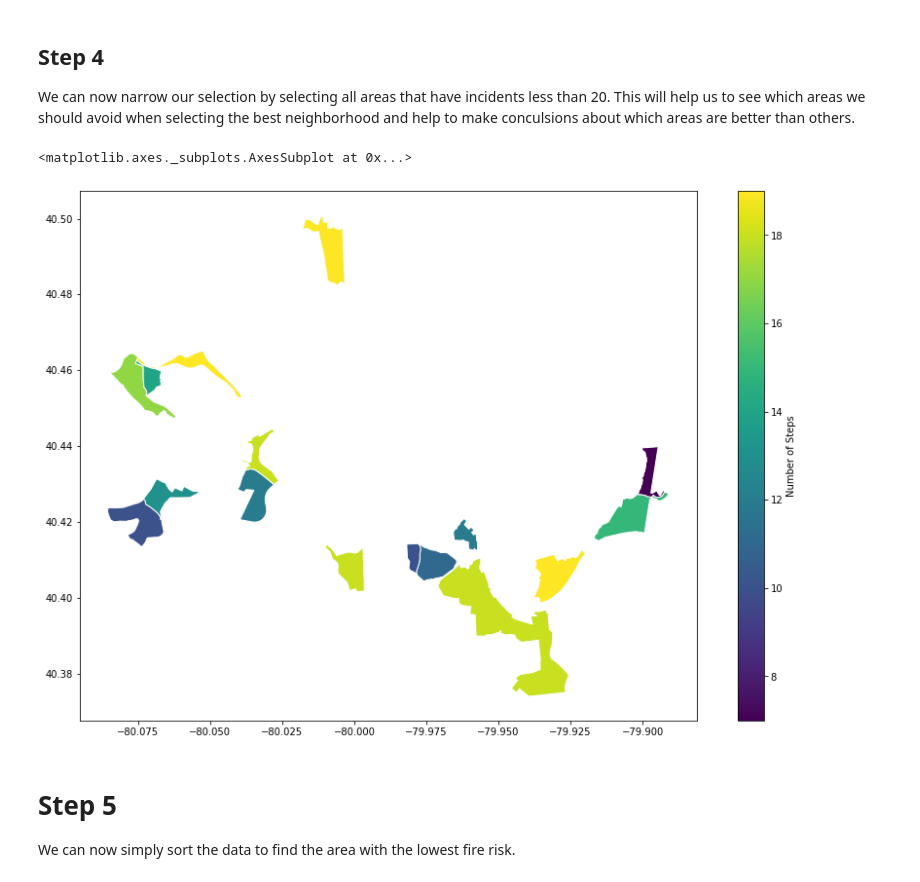
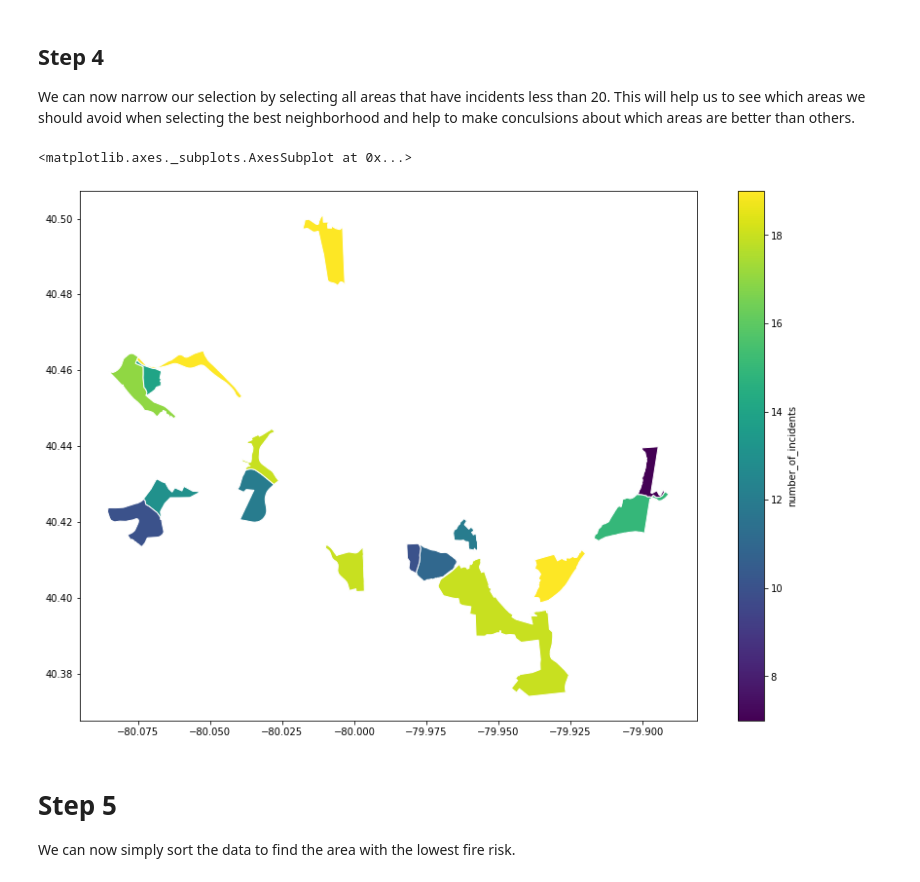
Before and after one commit to JaysonPatel/Final-Project-CS0010, a Jupyter notebook: pittsburgh_fire_data/Pittsburgh_Fire_Analysis.ipynb, the cells around one changed output. Cells and saved outputs as stored; diff of their text form; code cells hidden in the pictures.

```diff
--- a/pittsburgh_fire_data/Pittsburgh_Fire_Analysis.ipynb
+++ b/pittsburgh_fire_data/Pittsburgh_Fire_Analysis.ipynb
@@ -76,23 +76,23 @@ We can now narrow our selection by selecting all areas that have incidents less
 # %%
 import pandas as pd
 import geopandas
 %matplotlib inline
 
 neighborhoods = geopandas.read_file("Neighborhoods/Neighborhoods_.shp") # read in the shapefile
 fireDataSummary.loc[(fireDataSummary['number_of_incidents'] < 20)]
 
 fire_map = neighborhoods.merge(fireDataSummary.loc[(fireDataSummary['number_of_incidents'] < 20)], how='left', left_on='hood', right_on='neighborhood') # merge with fire data
 fire_map
 fire_map = fire_map[fire_map['neighborhood'].notna()]
 fire_map.plot(column='number_of_incidents', # set the data to be used for coloring
                edgecolor="white",        # outline the districts in white
                legend=True,              # show the legend
-               legend_kwds={'label': "Number of Incidents"}, # label the legend
+               legend_kwds={'label': "number_of_incidents"}, # label the legend
                figsize=(15, 10), # set the size
                )
 # %% [output]
 <matplotlib.axes._subplots.AxesSubplot at 0x...>
-[figure, old version]
+[figure, new version]
 # %% [markdown]
 # Step 5
 We can now simply sort the data to find the area with the lowest fire risk.
```
Also changed, not shown: parts of 1 cell of this notebook.
